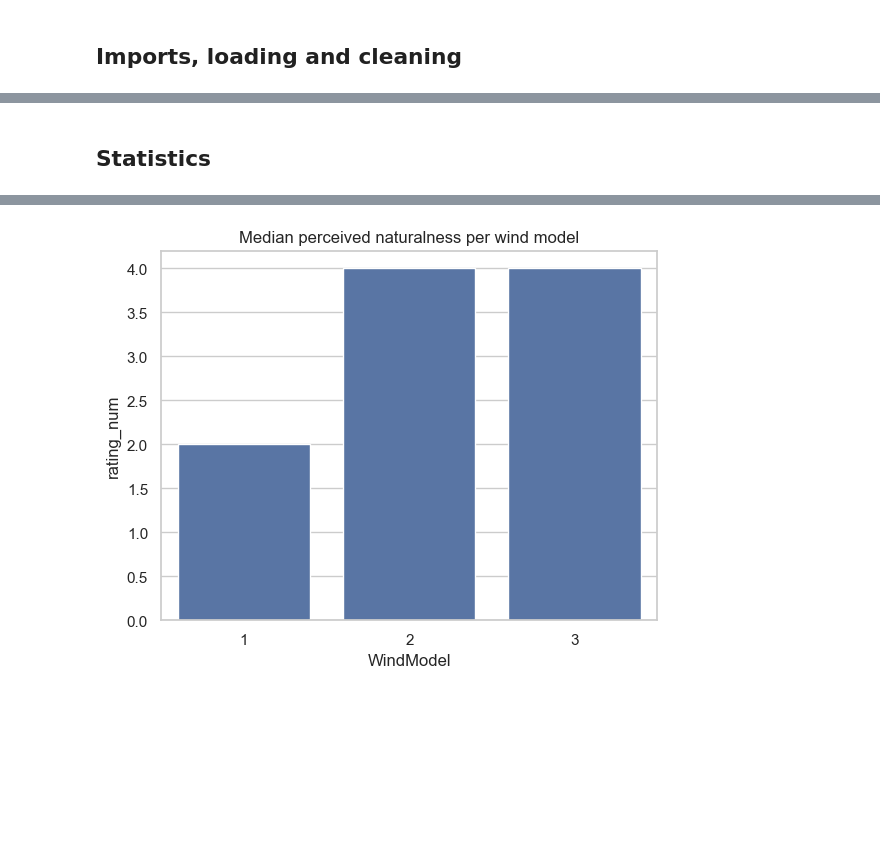
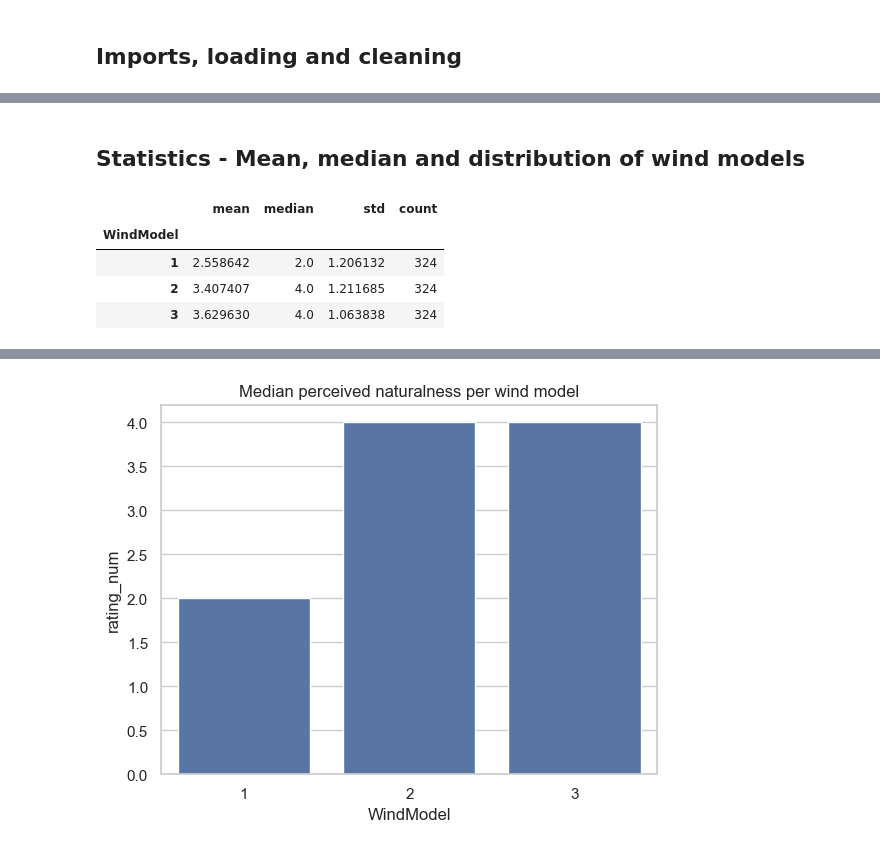
Before and after one commit to fhagerstrom/tree-motion-analysis, a Jupyter notebook: DV1583_fahg19_userStudyAnalysis.ipynb, the cells around one changed output, grey strips where cells are left out. Saved outputs shown, nothing was run; the diff lists cells and outputs as text; code cells hidden in the pictures; blank space fills up the shorter version.

```diff
--- a/DV1583_fahg19_userStudyAnalysis.ipynb
+++ b/DV1583_fahg19_userStudyAnalysis.ipynb
@@ -148,2 +179,11 @@ df_long = df_long.merge(mapping, on=["form_id", "clip_num"], how="left")
 # %% [markdown]
-## Statistics
+## Statistics - Mean, median and distribution of wind models
+# %%
+wm_summary =  df_long.groupby("WindModel")["rating_num"].agg(["mean", "median", "std", "count"])
+wm_summary
+# %% [output]
+|  | mean | median | std | count |
+| WindModel |  |  |  |  |
+| 1 | 2.558642 | 2.0 | 1.206132 | 324 |
+| 2 | 3.407407 | 4.0 | 1.211685 | 324 |
+| 3 | 3.629630 | 4.0 | 1.063838 | 324 |
```
Also changed, not shown: parts of 18 cells of this notebook, 4 other files.
